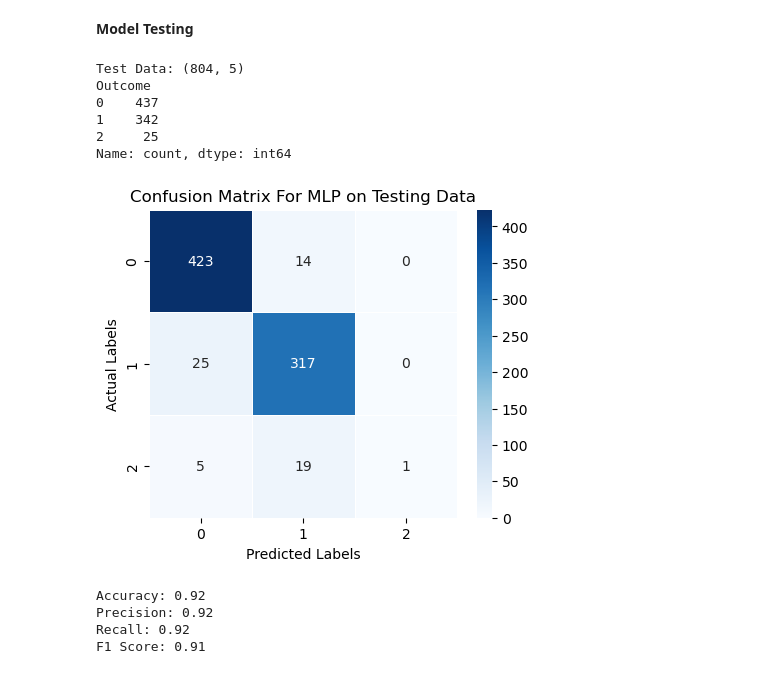
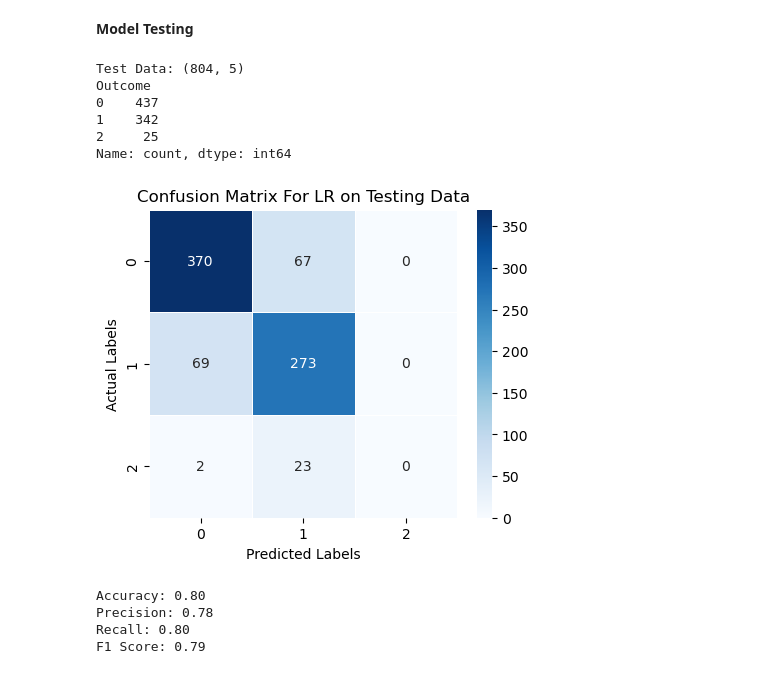
Before and after one commit to Dharmendrathapa3/Diabetes-Prediction, a Jupyter notebook: Diabetes_Prediction.ipynb, the cells around one changed output. Saved outputs shown, nothing was run; the diff lists cells and outputs as text; code cells hidden in the pictures.

```diff
--- a/Diabetes_Prediction.ipynb
+++ b/Diabetes_Prediction.ipynb
@@ -90,6 +90,5 @@ X_train, X_test, y_train, y_test = train_test_split(X, y, test_size=0.2, random_
 # %%
-from sklearn.neural_network import MLPClassifier
-
-mlp = MLPClassifier(hidden_layer_sizes=(100,), max_iter=300)
-mlp.fit(X_train, y_train)
+from sklearn.linear_model import LogisticRegression
+lr = LogisticRegression(multi_class='multinomial', max_iter=400)
+lr.fit(X_train, y_train)
 # %% [output]
@@ -139,39 +138,39 @@ F1 Score: 0.90
 # %%
 print(f"Test Data: {X_test.shape}")
 print(y_test.value_counts())
 
-mlp_test_pred = mlp.predict(X_test)
+lr_test_pred = lr.predict(X_test)
 
 
-cm = confusion_matrix(y_test, mlp_test_pred)
+cm = confusion_matrix(y_test, lr_test_pred)
 
 plt.figure(figsize=(5, 4))
 sns.heatmap(cm, annot=True, fmt='d', cmap='Blues', linewidths=0.5, square=True)
 
 plt.xlabel('Predicted Labels')
 plt.ylabel('Actual Labels')
-plt.title('Confusion Matrix For MLP on Testing Data')
+plt.title('Confusion Matrix For LR on Testing Data')
 
 plt.show()
 
-mlp_test_accuracy = accuracy_score(y_test, mlp_test_pred)
-mlp_test_precision = precision_score(y_test, mlp_test_pred,average='weighted')
-mlp_test_recall = recall_score(y_test, mlp_test_pred,average='weighted')
-mlp_test_f1 = f1_score(y_test, mlp_test_pred,average='weighted')
+lr_test_accuracy = accuracy_score(y_test, lr_test_pred)
+lr_test_precision = precision_score(y_test, lr_test_pred,average='weighted')
+lr_test_recall = recall_score(y_test, lr_test_pred,average='weighted')
+lr_test_f1 = f1_score(y_test, lr_test_pred,average='weighted')
 
-print(f'Accuracy: {mlp_test_accuracy:.2f}')
-print(f'Precision: {mlp_test_precision:.2f}')
-print(f'Recall: {mlp_test_recall:.2f}')
-print(f'F1 Score: {mlp_test_f1:.2f}')
+print(f'Accuracy: {lr_test_accuracy:.2f}')
+print(f'Precision: {lr_test_precision:.2f}')
+print(f'Recall: {lr_test_recall:.2f}')
+print(f'F1 Score: {lr_test_f1:.2f}')
 # %% [output]
 Test Data: (804, 5)
 Outcome
 0    437
 1    342
 2     25
 Name: count, dtype: int64
-[figure, old version]
+[figure, new version]
-Accuracy: 0.92
-Precision: 0.92
-Recall: 0.92
-F1 Score: 0.91
+Accuracy: 0.80
+Precision: 0.78
+Recall: 0.80
+F1 Score: 0.79
```
Also changed, not shown: parts of 3 cells of this notebook.
